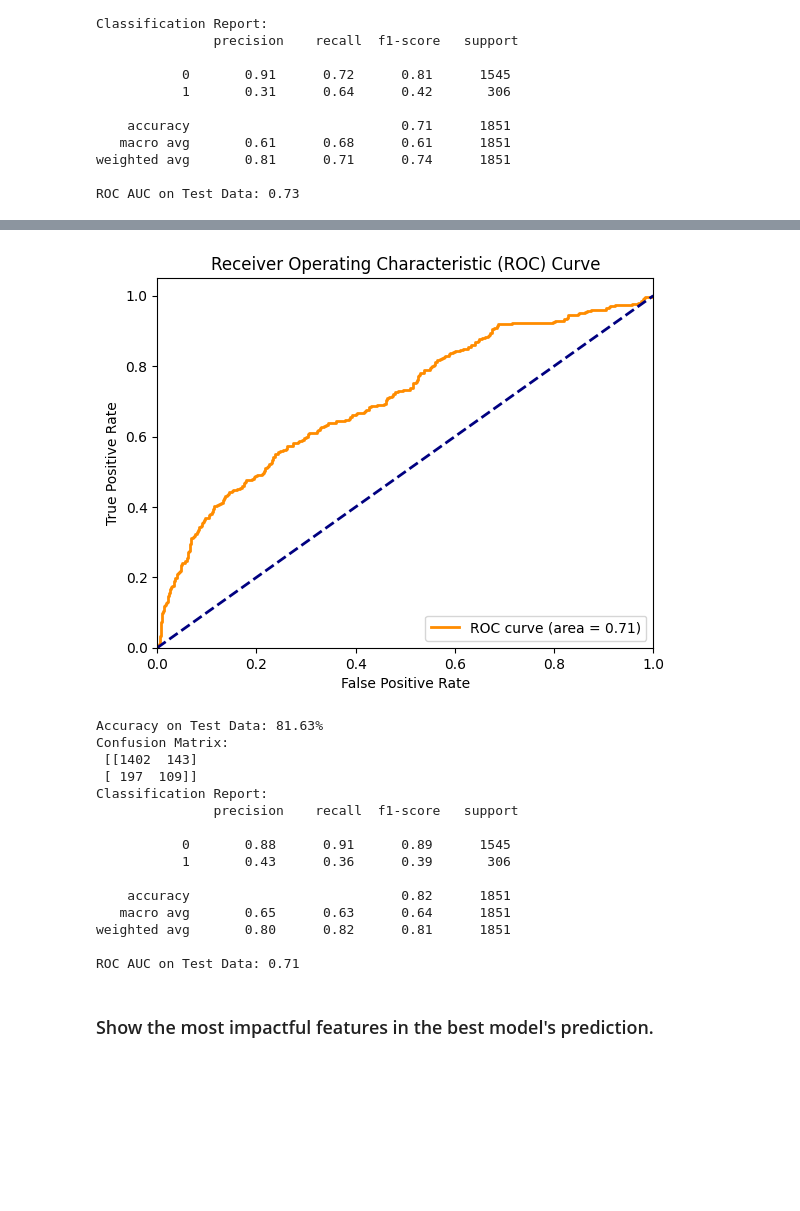
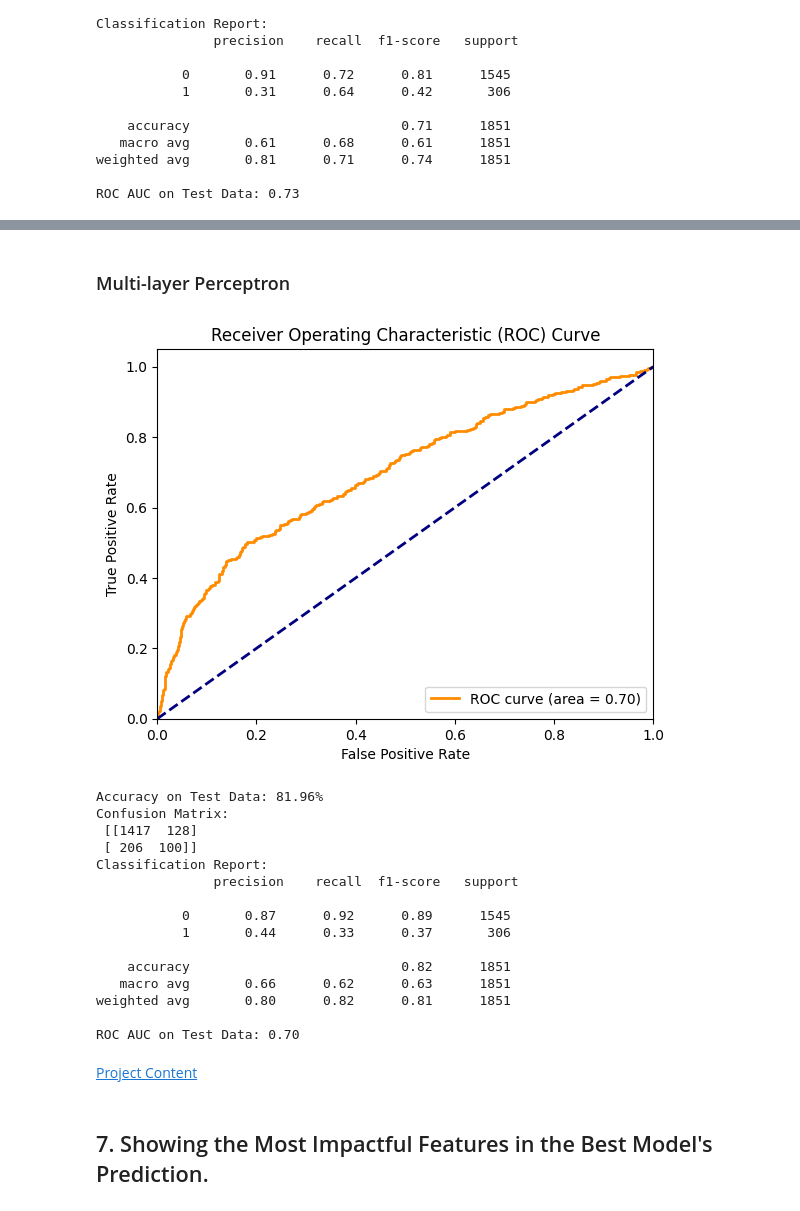
Before and after one commit to mamishere/Assessing-the-Diagnostic-Accuracy-of-ML-Algorithms-for-Identification-of-Asthma, a Jupyter notebook: main.ipynb, the cells around one changed output, grey strips where cells are left out. Drawn from its saved outputs; the diff is of its cells as text; code cells hidden in the pictures; blank space fills up the shorter version.

```diff
--- a/main.ipynb
+++ b/main.ipynb
@@ -236,10 +433,10 @@ ROC AUC on Test Data: 0.65
 # %%
-# Xgboost
-import xgboost as xgb
+# Define an XGBoost Classifier with binary logistic objective function,
+# log loss evaluation metric, and disabling label encoder
 model = xgb.XGBClassifier(
     objective="binary:logistic",
-    eval_metric="logloss",
-    use_label_encoder=False,  # To avoid a warning in newer versions
-)
-trainer(model, upsampled_train_data, Test_data)
+    eval_metric="logloss")
+
+# Train the model using the upsampled training data and evaluate its performance on the test data
+trainer(model=model, upsampled_train_data=upsampled_train_data, test_data=test_data)
 # %% [output]
@@ -262,8 +461,12 @@ ROC AUC on Test Data: 0.72
 # %%
-# Adaboost
-from sklearn.ensemble import AdaBoostClassifier
-model = AdaBoostClassifier(n_estimators=15, random_state=42)
-trainer(model, upsampled_train_data, Test_data)
+# Define an AdaBoost Classifier with 15 base estimators and random state set to 42
+model = AdaBoostClassifier(
+    n_estimators=15,
+    random_state=42
+)
+
+# Train the model using the upsampled training data and evaluate its performance on the test data
+trainer(model=model, upsampled_train_data=upsampled_train_data, test_data=test_data)
 # %% [output]
 [figure]
 Accuracy on Test Data: 70.88%
@@ -284,7 +489,8 @@ ROC AUC on Test Data: 0.73
 # %%
-# Naive Bayes
-from sklearn.naive_bayes import BernoulliNB
+# Define a Bernoulli Naive Bayes Classifier
 model = BernoulliNB()
-trainer(model, upsampled_train_data, Test_data)
+
+# Train the model using the upsampled training data and evaluate its performance on the test data
+trainer(model=model, upsampled_train_data=upsampled_train_data, test_data=test_data)
 # %% [output]
 [figure]
@@ -303,28 +509,36 @@ Classification Report:
 weighted avg       0.79      0.61      0.66      1851
 
 ROC AUC on Test Data: 0.66
+# %% [markdown]
+### Multi-layer Perceptron
 # %%
-# Multi-layer Perceptron
-from sklearn.neural_network import MLPClassifier
-model = MLPClassifier(hidden_layer_sizes=(1024, 2048), max_iter=1000, random_state=42)
-trainer(model, upsampled_train_data, Test_data)
+# Define a Multi-layer Perceptron (MLP) Classifier with 2 hidden layers of sizes (1024, 2048), maximum iterations set to 1000, and random state set to 42
+model = MLPClassifier(
+    hidden_layer_sizes=(1024, 2048),
+    max_iter=1000,
+    random_state=42)
+
+# Train the model using the upsampled training data and evaluate its performance on the test data
+trainer(model=model, upsampled_train_data=upsampled_train_data, test_data=test_data)
 # %% [output]
-[figure, old version]
+[figure, new version]
-Accuracy on Test Data: 81.63%
+Accuracy on Test Data: 81.96%
 Confusion Matrix:
- [[1402  143]
- [ 197  109]]
+ [[1417  128]
+ [ 206  100]]
 Classification Report:
                precision    recall  f1-score   support
 
-           0       0.88      0.91      0.89      1545
-           1       0.43      0.36      0.39       306
+           0       0.87      0.92      0.89      1545
+           1       0.44      0.33      0.37       306
 
     accuracy                           0.82      1851
-   macro avg       0.65      0.63      0.64      1851
+   macro avg       0.66      0.62      0.63      1851
 weighted avg       0.80      0.82      0.81      1851
 
-ROC AUC on Test Data: 0.71
+ROC AUC on Test Data: 0.70
-# %% [markdown]
-### Show the most impactful features in the best model's prediction.
+# %% [markdown]
+[Project Content](#0)
+# %% [markdown]
+## 7. Showing the Most Impactful Features in the Best Model's Prediction.<a id = 7></a>
 # %%
```
Also changed, not shown: parts of 85 cells of this notebook, 1 other file.
